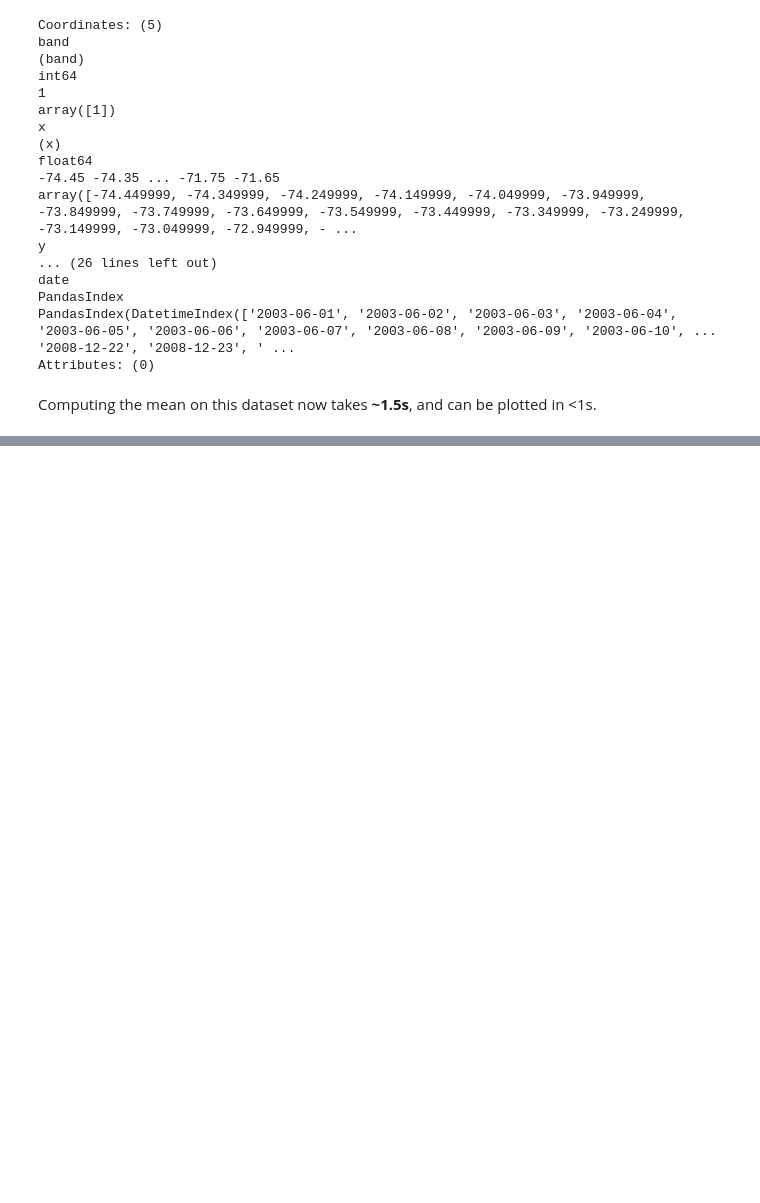
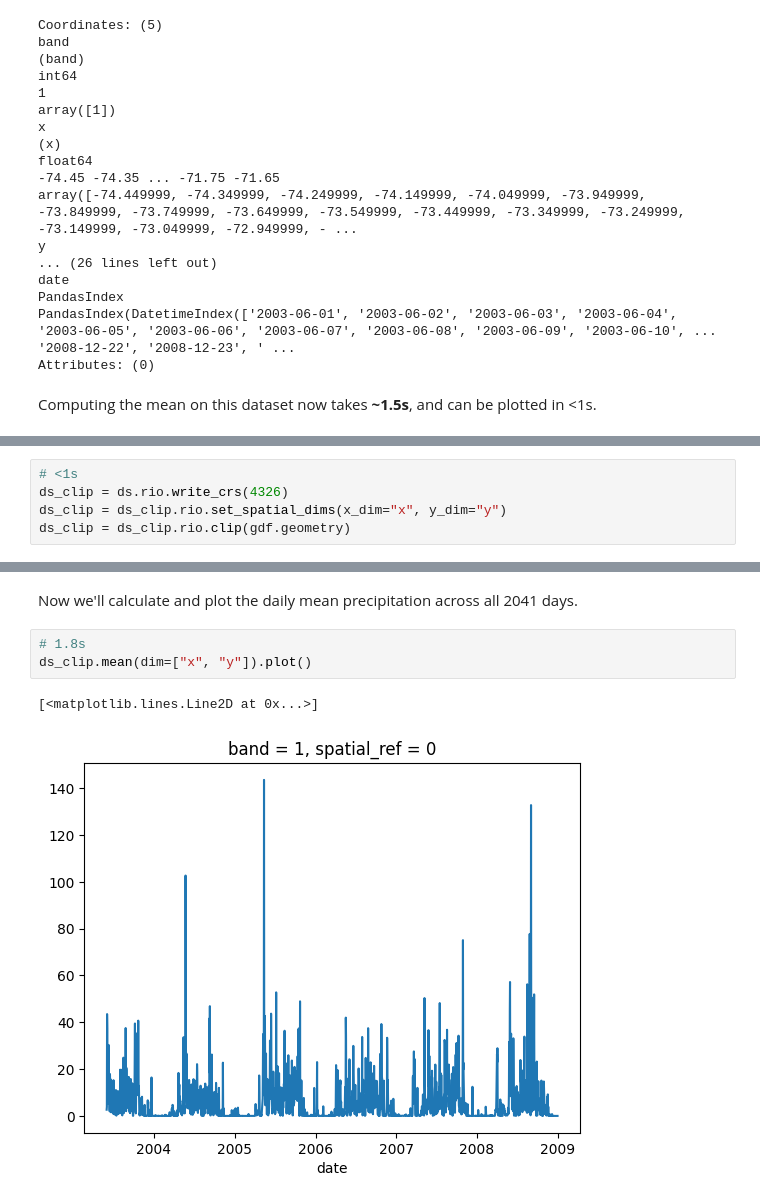
Before and after one commit to OCHA-DAP/ds-raster-explore, a Jupyter notebook: notebooks/imerg-cogs.ipynb, the cells around one changed output, grey strips where cells are left out. Cells and saved outputs as stored; diff of their text form; blank space fills up the shorter version.

```diff
--- a/notebooks/imerg-cogs.ipynb
+++ b/notebooks/imerg-cogs.ipynb
@@ -150,0 +156,5 @@ da_clip.plot(ax=ax)
+# %%
+# <1s
+ds_clip = ds.rio.write_crs(4326)
+ds_clip = ds_clip.rio.set_spatial_dims(x_dim="x", y_dim="y")
+ds_clip = ds_clip.rio.clip(gdf.geometry)
@@ -150,0 +168,8 @@ da_clip.plot(ax=ax)
+# %% [markdown]
+Now we'll calculate and plot the daily mean precipitation across all 2041 days.
+# %%
+# 1.8s
+ds_clip.mean(dim=["x", "y"]).plot()
+# %% [output]
+[<matplotlib.lines.Line2D at 0x...>]
+[figure, added]
```
Also changed, not shown: parts of 8 cells of this notebook, 3 other files.
